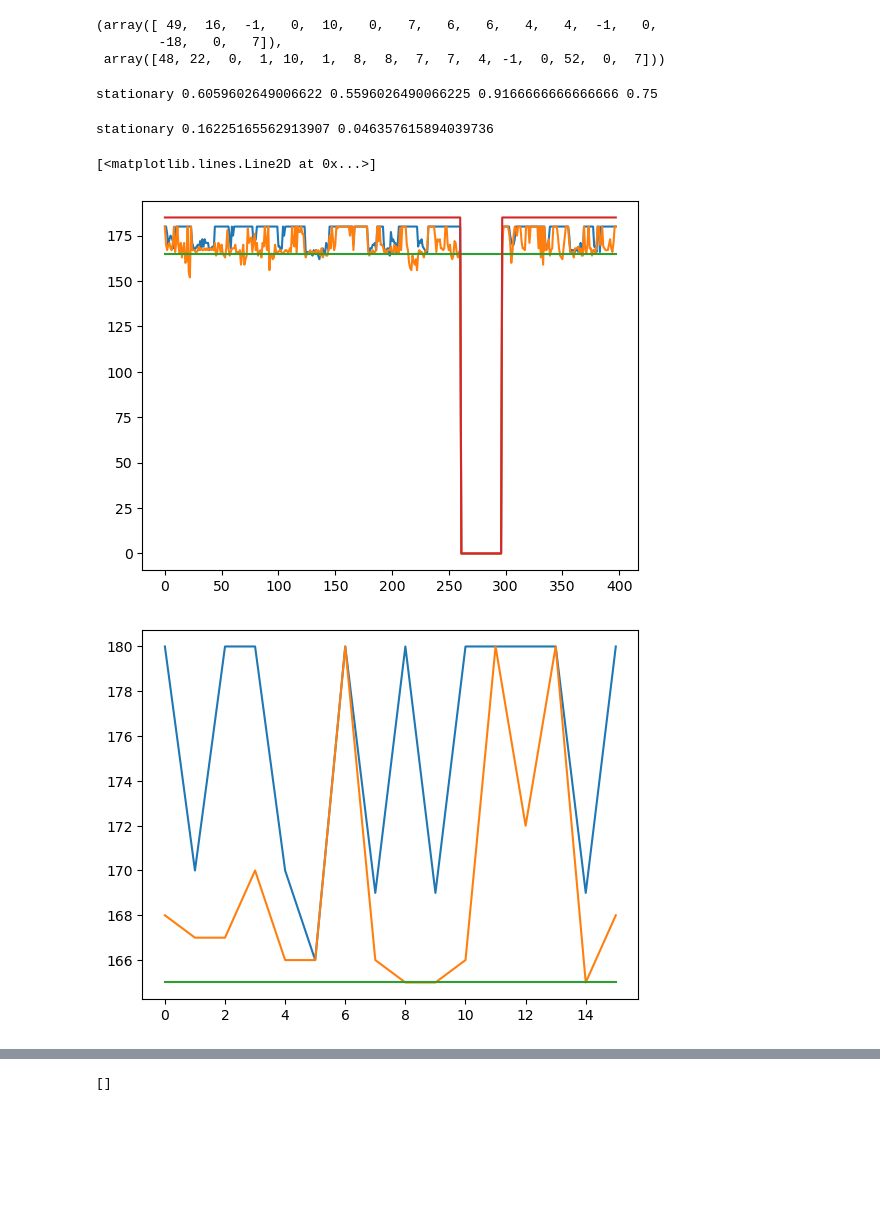
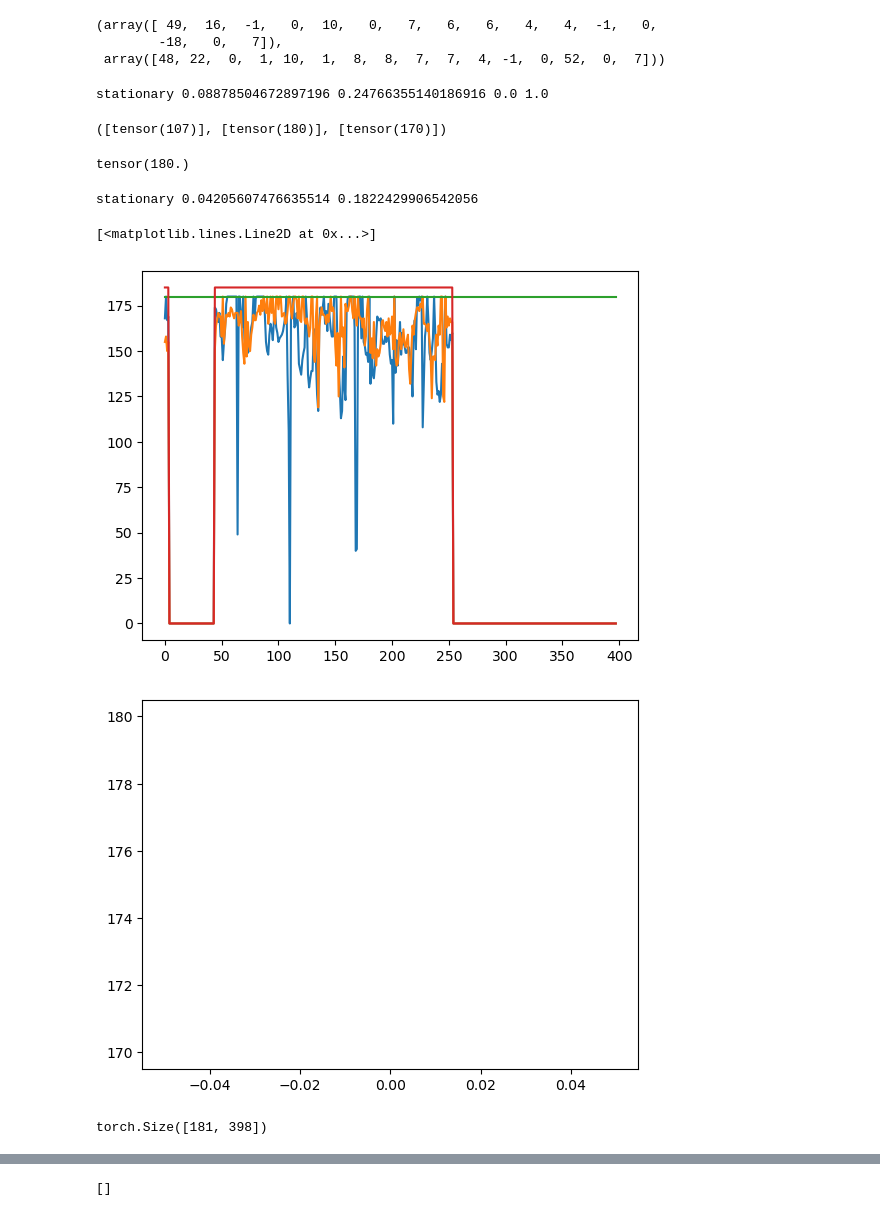
Before and after one commit to ssnani/Code, a Jupyter notebook: blk_doa.ipynb, the cells around one changed output, grey strips where cells are left out. Drawn from its saved outputs; the diff is of its cells as text; code cells hidden in the pictures; blank space fills up the shorter version.

```diff
--- a/blk_doa.ipynb
+++ b/blk_doa.ipynb
@@ -332,28 +332,28 @@ np.array(tgt_blk_vals)-np.array(mvng_est_blk_vals), np.array(tgt_blk_vals)-np.ar
 #Rigorours doa analysis
 import torch
 import numpy as np
-batch_idx = 3
+batch_idx = 4
 
 dataset_condition = "reverb"
 dataset_dtype = "stationary"
 app_str = f'{batch_idx}'
-t60=1
+t60=0.16
 
-info =torch.load(f'../signals/real_rirs_dbg/doa_{batch_idx}.pt', map_location=torch.device('cpu')) #tr_s_test_{dataset_dtype}_{dataset_condition}_{t60}doa_{app_str}.pt')
-
+#info =torch.load(f'../signals/real_rirs_dbg/doa_{batch_idx}_{t60}_dp_t60_0_train_MIMO_RI.pt', map_location=torch.device('cpu')) #tr_s_test_{dataset_dtype}_{dataset_condition}_{t60}doa_{app_str}.pt')
+info =torch.load(f'../signals/simu_rirs_dbg/doa_{batch_idx}_gannot_tst_rir_dp_t60_0_train_MIMO_RI_PD.pt', map_location=torch.device('cpu')) #tr_s_test_{dataset_dtype}_{dataset_condition}_{t60}doa_{app_str}.pt')
 #(mix_f_doa, mix_f_vals, mix_sig_vad, mix_utt_doa, mix_utt_sum) = info['mix']
 #(tgt_f_doa, tgt_f_vals, tgt_sig_vad, tgt_utt_doa, tgt_utt_sum) = info['tgt']
 #(est_f_doa, est_f_vals, est_sig_vad, est_utt_doa, est_utt_sum) = info['est']
 
-(mix_f_doa, mix_f_vals) = info['mix']
-(tgt_f_doa, tgt_f_vals, tgt_sig_vad) = info['tgt']
-(est_f_doa, est_f_vals) = info['est']
+(mix_f_doa, mix_f_vals, mix_utt_doa) = info['mix']
+(tgt_f_doa, tgt_f_vals, tgt_sig_vad, tgt_utt_doa) = info['tgt']
+(est_f_doa, est_f_vals, est_utt_doa) = info['est']
 
 mix_frm_Acc = get_acc(np.array(tgt_sig_vad), np.array(mix_f_doa), np.array(tgt_f_doa),tol = 5, vad_th=0.6)
 est_frm_Acc = get_acc(np.array(tgt_sig_vad), np.array(est_f_doa), np.array(tgt_f_doa),tol = 5, vad_th=0.6)
 
 
-blk_size = 25
+blk_size = 399 #25*15
 mix_blk_vals = block_doa(frm_val=mix_f_vals, block_size=blk_size)
 tgt_blk_vals = block_doa(frm_val=tgt_f_vals, block_size=blk_size)
 est_blk_vals = block_doa(frm_val=est_f_vals, block_size=blk_size)
@@ -361,33 +361,44 @@ est_blk_vals = block_doa(frm_val=est_f_vals, block_size=blk_size)
 #lbl_blk_doa, lbl_blk_range = block_lbl_doa(lbl_doa, block_size=blk_size)
 tgt_blk_vad = blk_vad(tgt_sig_vad, blk_size)
 
-mix_Acc = get_acc(np.array(tgt_blk_vad), np.array(mix_blk_vals), np.array(tgt_blk_vals))
-est_Acc = get_acc(np.array(tgt_blk_vad), np.array(est_blk_vals), np.array(tgt_blk_vals))
+#mix_Acc = get_acc(np.array(tgt_blk_vad), np.array(mix_blk_vals), np.array(tgt_blk_vals))
+#est_Acc = get_acc(np.array(tgt_blk_vad), np.array(est_blk_vals), np.array(tgt_blk_vals))
 
 
 print(dataset_dtype, mix_frm_Acc, est_frm_Acc, mix_Acc, est_Acc)
 # %% [output]
-stationary 0.6059602649006622 0.5596026490066225 0.9166666666666666 0.75
+stationary 0.08878504672897196 0.24766355140186916 0.0 1.0
+# %%
+mix_blk_vals, tgt_blk_vals, est_blk_vals
+# %% [output]
+([tensor(107)], [tensor(180)], [tensor(170)])
 # %%
 doa = info['doa']
 ref_f_doa = torch.rad2deg(doa[:,:,-1])[0,:mix_f_doa.shape[0]]
+ref_f_doa[0]
+# %% [output]
+tensor(180.)
 # %%
 mix_frm_Acc = get_acc(np.array(tgt_sig_vad), np.array(mix_f_doa), np.array(ref_f_doa),tol = 5, vad_th=0.6)
 est_frm_Acc = get_acc(np.array(tgt_sig_vad), np.array(est_f_doa), np.array(ref_f_doa),tol = 5, vad_th=0.6)
 
 print(dataset_dtype, mix_frm_Acc, est_frm_Acc)
 # %% [output]
-stationary 0.16225165562913907 0.046357615894039736
+stationary 0.04205607476635514 0.1822429906542056
 # %%
 plt.plot(tgt_f_doa)
 plt.plot(est_f_doa)
 plt.plot(ref_f_doa)
 plt.plot(np.array(tgt_sig_vad)*185)
 plt.figure()
 plt.plot(tgt_blk_vals)
 plt.plot(est_blk_vals)
-plt.plot(ref_f_doa[0]*np.ones(len(est_blk_vals)))
+#plt.plot(ref_f_doa[0]*np.ones(len(est_blk_vals)))
 # %% [output]
 [<matplotlib.lines.Line2D at 0x...>]
-[figure, old version]
+[figure, new version]
-[figure, old version]
+[figure, new version]
+# %%
+est_f_vals.shape
+# %% [output]
+torch.Size([181, 398])
```
Also changed, not shown: parts of 3 cells of this notebook, 12 other files.
